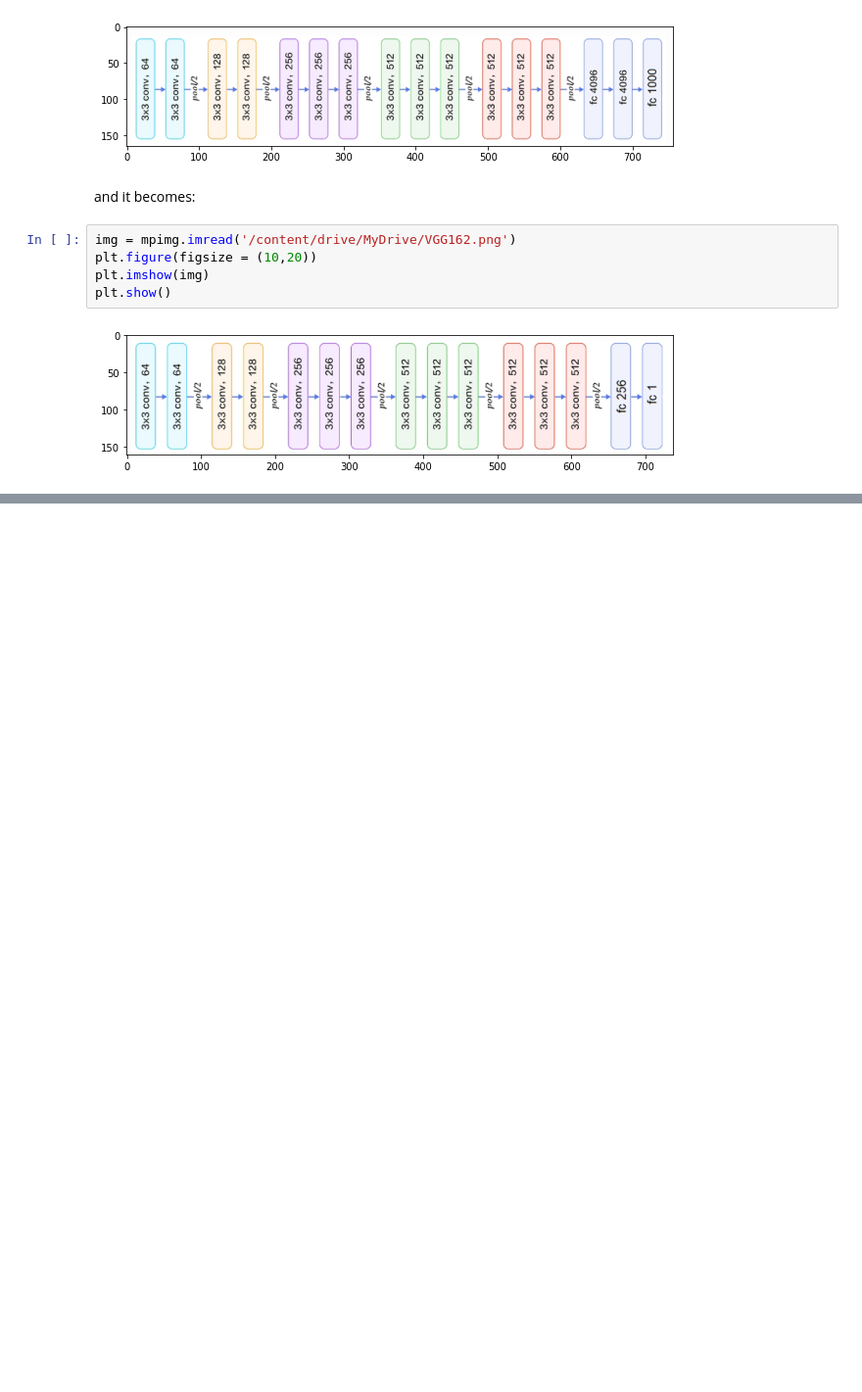
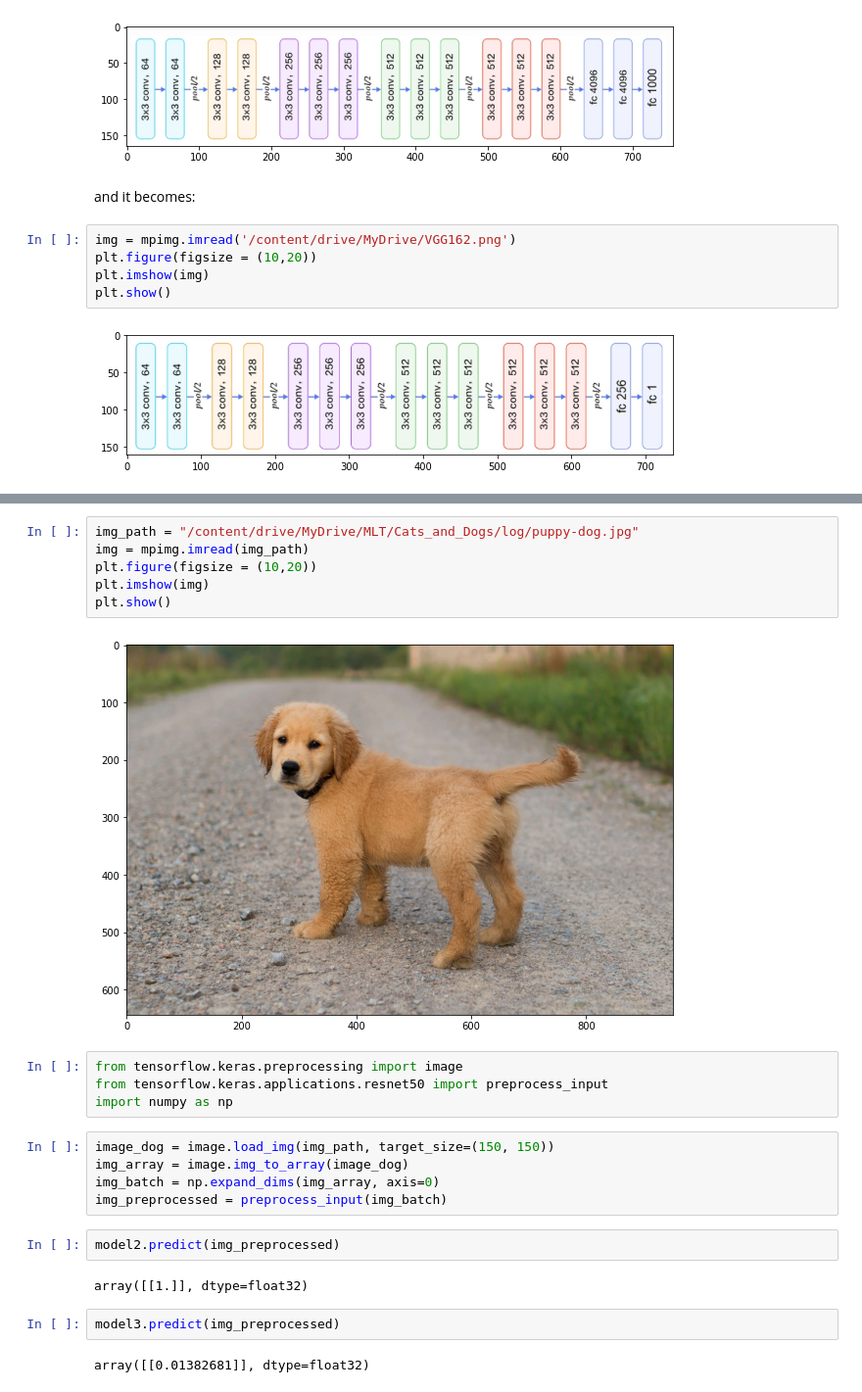
Before and after one commit to dmassoo/MLT_labs, a Jupyter notebook: Dmitrii_Vorotnikov_J41321c__MLT_2022_Task_5.ipynb, the cells around one changed output, grey strips where cells are left out. Shown at 98% size. Saved outputs shown, nothing was run; the diff lists cells and outputs as text; blank space fills up the shorter version.

```diff
--- a/Dmitrii_Vorotnikov_J41321c__MLT_2022_Task_5.ipynb
+++ b/Dmitrii_Vorotnikov_J41321c__MLT_2022_Task_5.ipynb
@@ -400,0 +564,25 @@ Accuracy on test data: 85.48%
+# %%
+img_path = "/content/drive/MyDrive/MLT/Cats_and_Dogs/log/puppy-dog.jpg"
+img = mpimg.imread(img_path)
+plt.figure(figsize = (10,20))
+plt.imshow(img)
+plt.show()
+# %% [output]
+[figure, added]
+# %%
+from tensorflow.keras.preprocessing import image
+from tensorflow.keras.applications.resnet50 import preprocess_input
+import numpy as np
+# %%
+image_dog = image.load_img(img_path, target_size=(150, 150))
+img_array = image.img_to_array(image_dog)
+img_batch = np.expand_dims(img_array, axis=0)
+img_preprocessed = preprocess_input(img_batch)
+# %%
+model2.predict(img_preprocessed)
+# %% [output]
+array([[1.]], dtype=float32)
+# %%
+model3.predict(img_preprocessed)
+# %% [output]
+array([[0.01382681]], dtype=float32)
```
Also changed, not shown: parts of 15 cells of this notebook.
